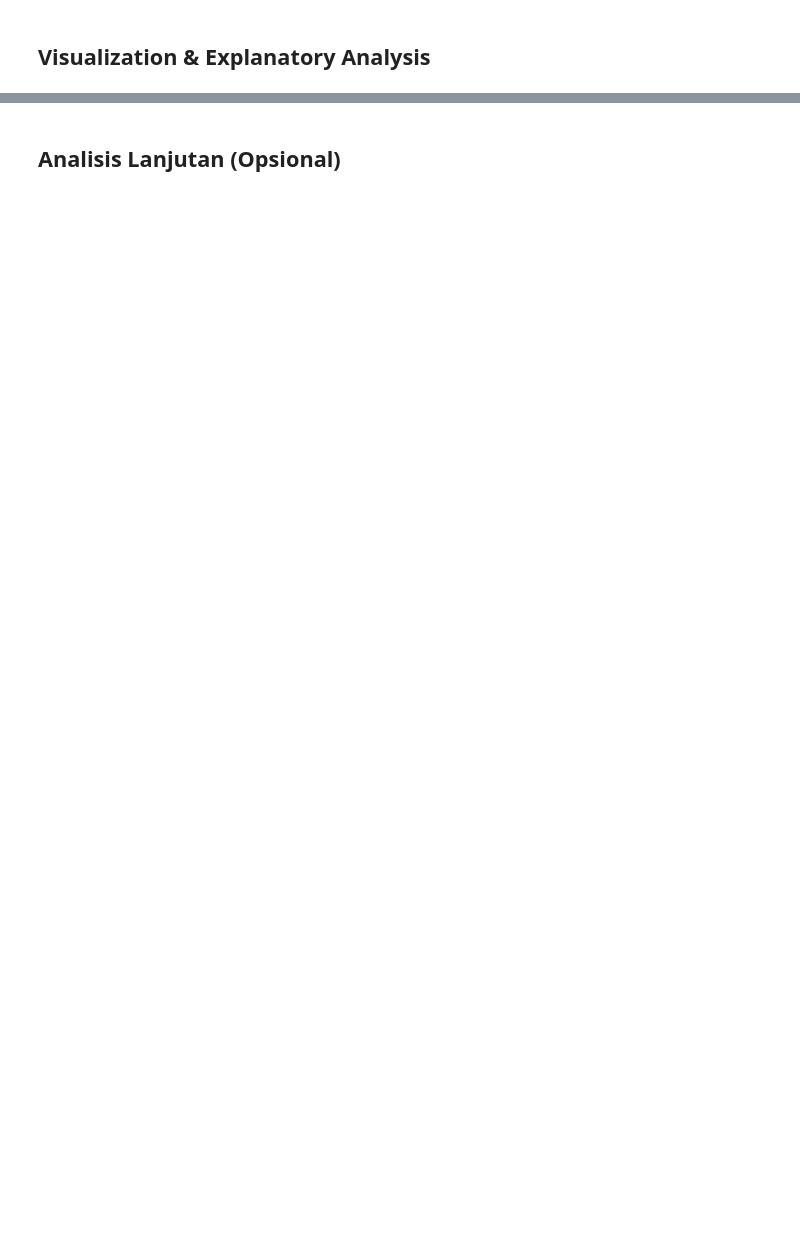
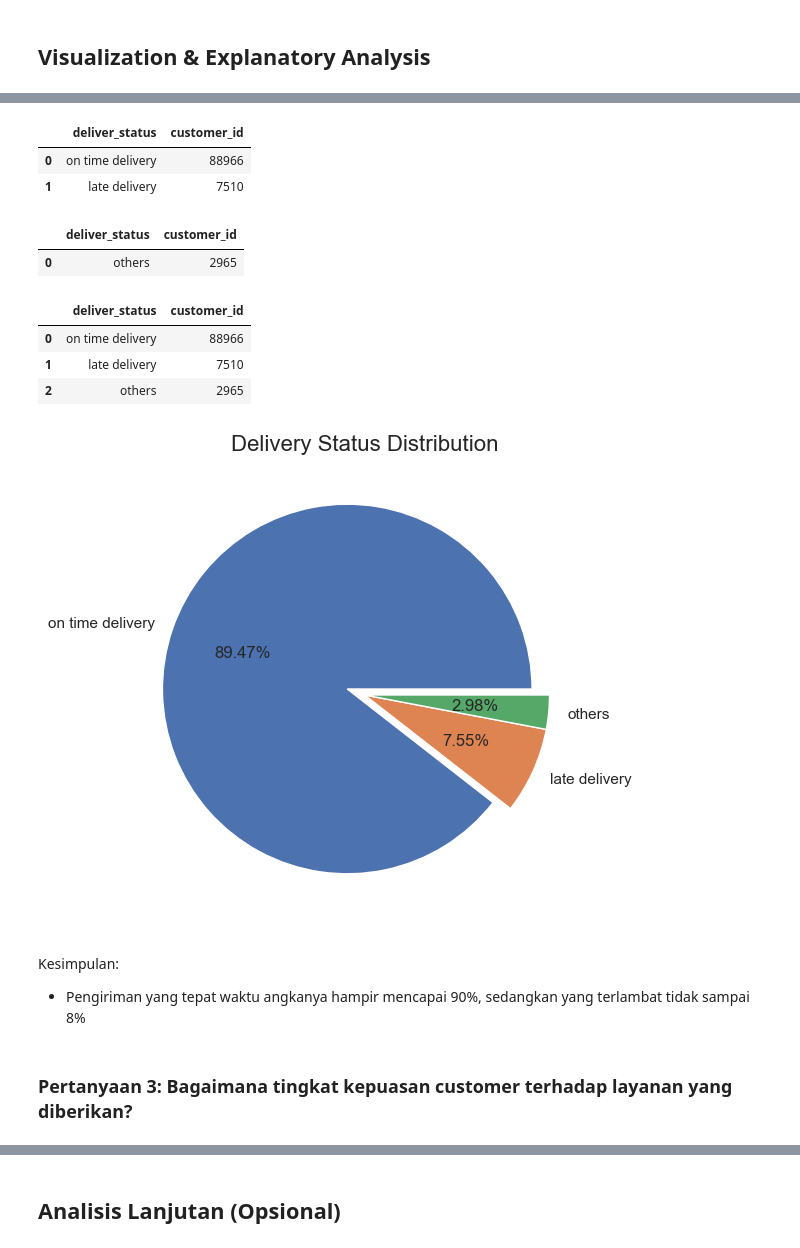
Before and after one commit to ihsanuramdan/dicoding, a Jupyter notebook: Proyek_Analisis_Data.ipynb, the cells around one changed output, grey strips where cells are left out. Drawn from its saved outputs; the diff is of its cells as text; code cells hidden in the pictures; blank space fills up the shorter version.

Commit message:
update proyek analisis data dan file compile seluruh aset

```diff
--- a/Proyek_Analisis_Data.ipynb
+++ b/Proyek_Analisis_Data.ipynb
@@ -50,0 +1071,3 @@
+# %%
+deliverStatus_df = all_df.groupby(by="deliver_status").customer_id.nunique().sort_values(ascending=False).reset_index()
+deliverStatus_df
@@ -50,0 +1086,54 @@
+# %%
+#the top 2
+deliveryTop2_df = deliverStatus_df[:2].copy()
+deliveryTop2_df
+# %% [output]
+|  | deliver_status | customer_id |
+| 0 | on time delivery | 88966 |
+| 1 | late delivery | 7510 |
+# %%
+#others
+deliveryOthers_df = pd.DataFrame(data = {
+    'deliver_status' : ['others'],
+    'customer_id' : [deliverStatus_df['customer_id'][2:].sum()]
+})
+
+deliveryOthers_df
+# %% [output]
+|  | deliver_status | customer_id |
+| 0 | others | 2965 |
+# %%
+#combining top 5 with others
+deliverStatus2_df = pd.concat([deliveryTop2_df, deliveryOthers_df]).reset_index(drop=True)
+
+deliverStatus2_df
+# %% [output]
+|  | deliver_status | customer_id |
+| 0 | on time delivery | 88966 |
+| 1 | late delivery | 7510 |
+| 2 | others | 2965 |
+# %%
+plt.figure(figsize=(6,6))
+
+plt.pie(
+    x = deliverStatus2_df['customer_id'],
+    labels = deliverStatus2_df['deliver_status'],
+    autopct='%1.2f%%',
+    explode= (0.1,0,0),
+)
+
+plt.title(
+    label="Delivery Status Distribution",
+    fontdict={"fontsize":16},
+    pad=10
+)
+
+plt.show()
+# %% [output]
+[figure, added]
+# %% [markdown]
+Kesimpulan:
+
+- Pengiriman yang tepat waktu angkanya hampir mencapai 90%, sedangkan yang terlambat tidak sampai 8%
+# %% [markdown]
+### Pertanyaan 3: Bagaimana tingkat kepuasan customer terhadap layanan yang diberikan?
```
Also changed, not shown: parts of 123 cells of this notebook, 1 other file.
